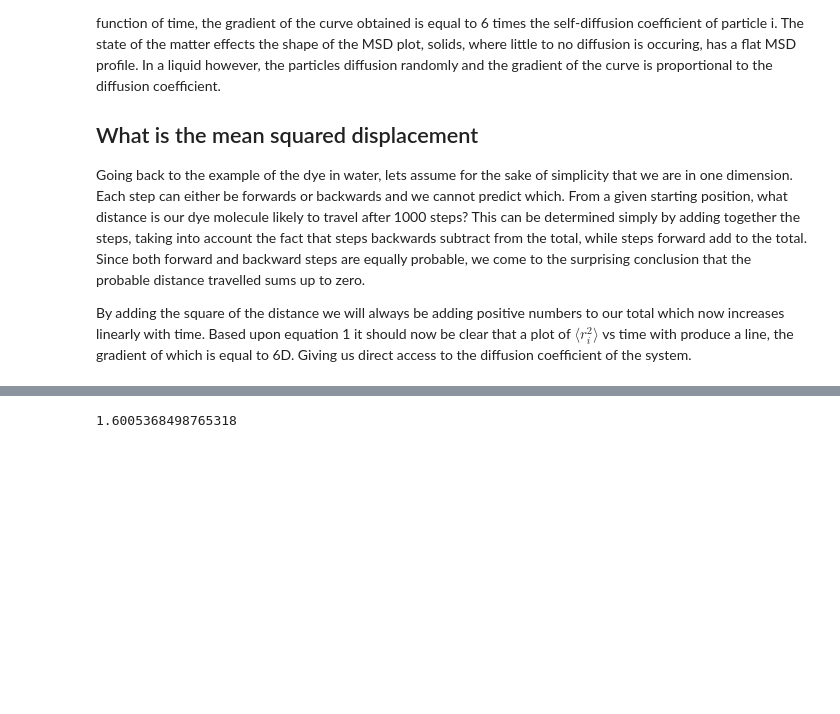
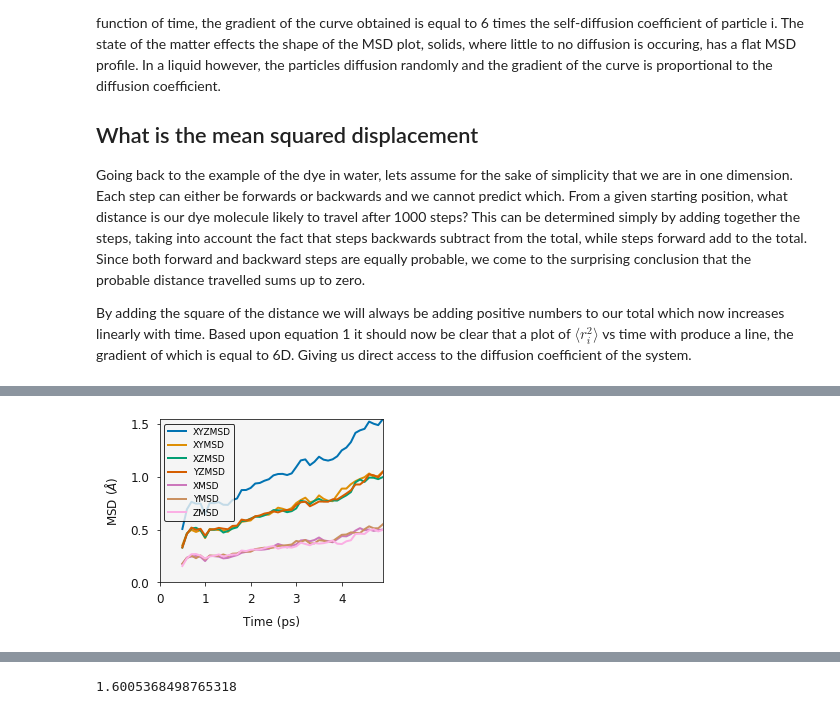
Before and after one commit to symmy596/Polypy, a Jupyter notebook: examples/notebooks/MSD.ipynb, the cells around one changed output, grey strips where cells are left out. Drawn from its saved outputs; the diff is of its cells as text; code cells hidden in the pictures; blank space fills up the shorter version.

Commit message:
Examples / Docs

```diff
--- a/examples/notebooks/MSD.ipynb
+++ b/examples/notebooks/MSD.ipynb
@@ -50,0 +119,11 @@ wr.msd_plot(output)
+# %%
+data_short = rd.History("../example_data/HISTORY_short", atom_list=["F"])
+# %%
+f_msd_short = MSD(data_short.trajectory, sweeps=2)
+
+output = f_msd_short.msd()
+# %%
+ax = plotting.msd_plot(output)
+plt.show()
+# %% [output]
+[figure, added]
```
Also changed, not shown: parts of 21 cells of this notebook, 21 other files.
